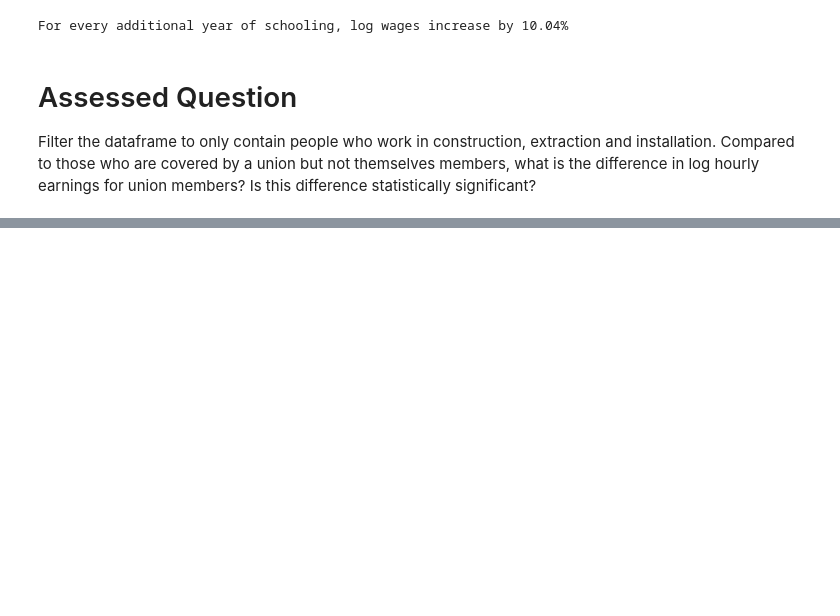
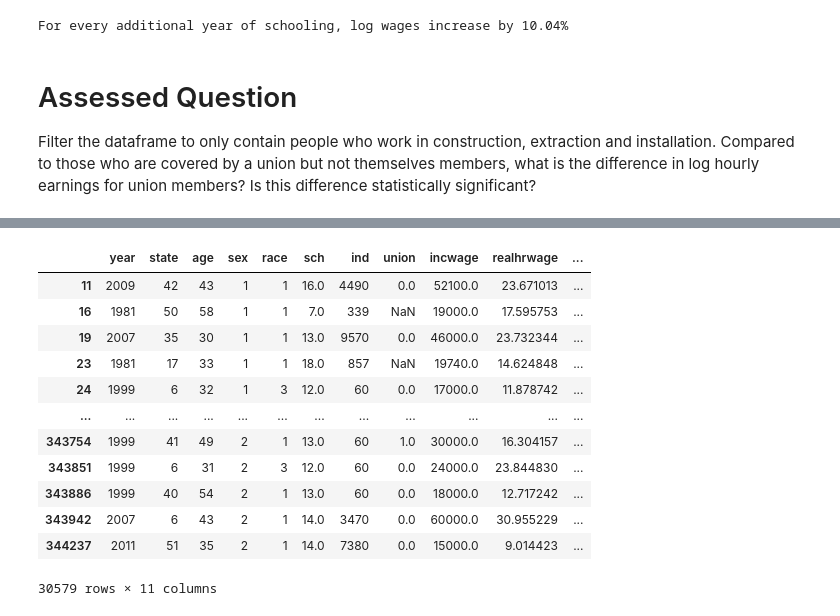
Before and after one commit to katiemarden123/QM2, a Jupyter notebook: notebooks/W07. Linear Regression.ipynb, the cells around one changed output, grey strips where cells are left out. Cells and saved outputs as stored; diff of their text form; code cells hidden in the pictures; blank space fills up the shorter version.

```diff
--- a/notebooks/W07. Linear Regression.ipynb
+++ b/notebooks/W07. Linear Regression.ipynb
@@ -654,0 +621,20 @@ Name: log_realhrwage, dtype: float64
+# %%
+reg_df['occupation'].value_counts()
+
+df['occupation']=='Consruction, Extraction, Installation'
+
+df[df['occupation']=='Consruction, Extraction, Installation']
+# %% [output]
+|  | year | state | age | sex | race | sch | ind | union | incwage | realhrwage | ... |
+| 11 | 2009 | 42 | 43 | 1 | 1 | 16.0 | 4490 | 0.0 | 52100.0 | 23.671013 | ... |
+| 16 | 1981 | 50 | 58 | 1 | 1 | 7.0 | 339 | NaN | 19000.0 | 17.595753 | ... |
+| 19 | 2007 | 35 | 30 | 1 | 1 | 13.0 | 9570 | 0.0 | 46000.0 | 23.732344 | ... |
+| 23 | 1981 | 17 | 33 | 1 | 1 | 18.0 | 857 | NaN | 19740.0 | 14.624848 | ... |
+| 24 | 1999 | 6 | 32 | 1 | 3 | 12.0 | 60 | 0.0 | 17000.0 | 11.878742 | ... |
+| ... | ... | ... | ... | ... | ... | ... | ... | ... | ... | ... | ... |
+| 343754 | 1999 | 41 | 49 | 2 | 1 | 13.0 | 60 | 1.0 | 30000.0 | 16.304157 | ... |
+| 343851 | 1999 | 6 | 31 | 2 | 3 | 12.0 | 60 | 0.0 | 24000.0 | 23.844830 | ... |
+| 343886 | 1999 | 40 | 54 | 2 | 1 | 13.0 | 60 | 0.0 | 18000.0 | 12.717242 | ... |
+| 343942 | 2007 | 6 | 43 | 2 | 1 | 14.0 | 3470 | 0.0 | 60000.0 | 30.955229 | ... |
+| 344237 | 2011 | 51 | 35 | 2 | 1 | 14.0 | 7380 | 0.0 | 15000.0 | 9.014423 | ... |
+30579 rows × 11 columns
```
Also changed, not shown: parts of 20 cells of this notebook.
